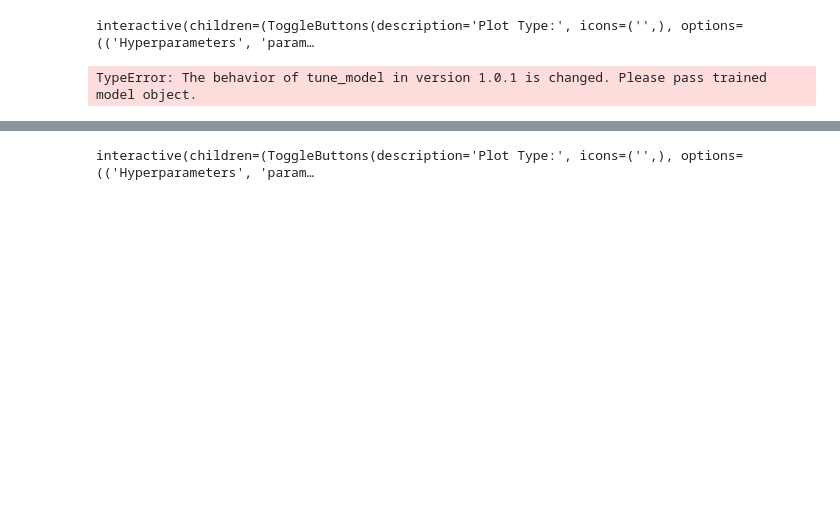
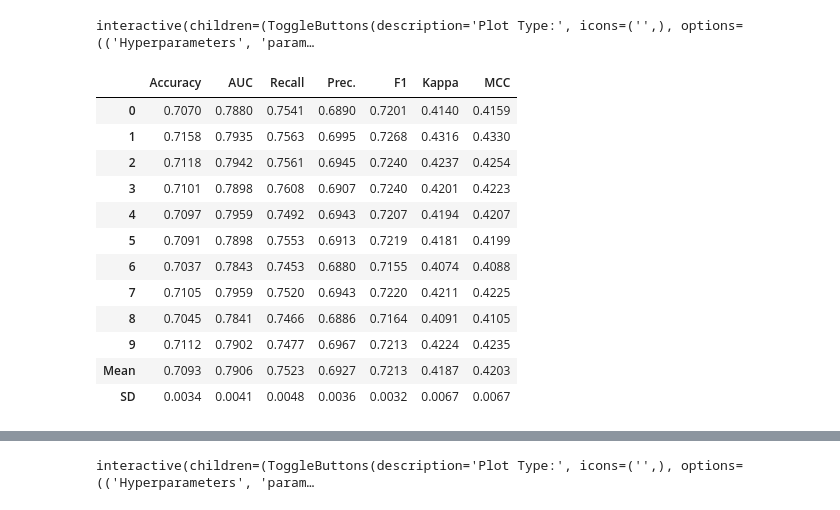
Before and after one commit to jjobes90/Loan-Approval, a Jupyter notebook: Modeling.ipynb, the cells around one changed output, grey strips where cells are left out. Saved outputs shown, nothing was run; the diff lists cells and outputs as text; code cells hidden in the pictures; blank space fills up the shorter version.

```diff
--- a/Modeling.ipynb
+++ b/Modeling.ipynb
@@ -158,9 +170,21 @@ evaluate_model(lightgbm)
 # %% [output]
 interactive(children=(ToggleButtons(description='Plot Type:', icons=('',), options=(('Hyperparameters', 'param…
 # %%
-tuned_lightgbm = tune_model('lightgbm')
+tuned_lightgbm = tune_model(lightgbm)
 # %% [output]
-TypeError: The behavior of tune_model in version 1.0.1 is changed. Please pass trained model object.
+|  | Accuracy | AUC | Recall | Prec. | F1 | Kappa | MCC |
+| 0 | 0.7070 | 0.7880 | 0.7541 | 0.6890 | 0.7201 | 0.4140 | 0.4159 |
+| 1 | 0.7158 | 0.7935 | 0.7563 | 0.6995 | 0.7268 | 0.4316 | 0.4330 |
+| 2 | 0.7118 | 0.7942 | 0.7561 | 0.6945 | 0.7240 | 0.4237 | 0.4254 |
+| 3 | 0.7101 | 0.7898 | 0.7608 | 0.6907 | 0.7240 | 0.4201 | 0.4223 |
+| 4 | 0.7097 | 0.7959 | 0.7492 | 0.6943 | 0.7207 | 0.4194 | 0.4207 |
+| 5 | 0.7091 | 0.7898 | 0.7553 | 0.6913 | 0.7219 | 0.4181 | 0.4199 |
+| 6 | 0.7037 | 0.7843 | 0.7453 | 0.6880 | 0.7155 | 0.4074 | 0.4088 |
+| 7 | 0.7105 | 0.7959 | 0.7520 | 0.6943 | 0.7220 | 0.4211 | 0.4225 |
+| 8 | 0.7045 | 0.7841 | 0.7466 | 0.6886 | 0.7164 | 0.4091 | 0.4105 |
+| 9 | 0.7112 | 0.7902 | 0.7477 | 0.6967 | 0.7213 | 0.4224 | 0.4235 |
+| Mean | 0.7093 | 0.7906 | 0.7523 | 0.6927 | 0.7213 | 0.4187 | 0.4203 |
+| SD | 0.0034 | 0.0041 | 0.0048 | 0.0036 | 0.0032 | 0.0067 | 0.0067 |
 # %%
 gbc = create_model('gbc')
 # %% [output]
```
Also changed, not shown: parts of 13 cells of this notebook.
